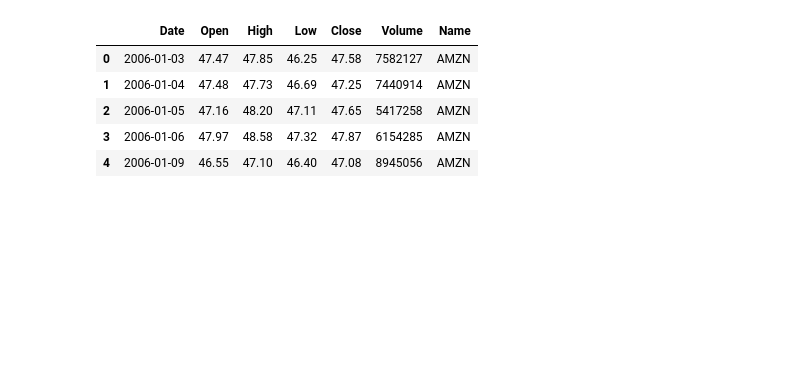
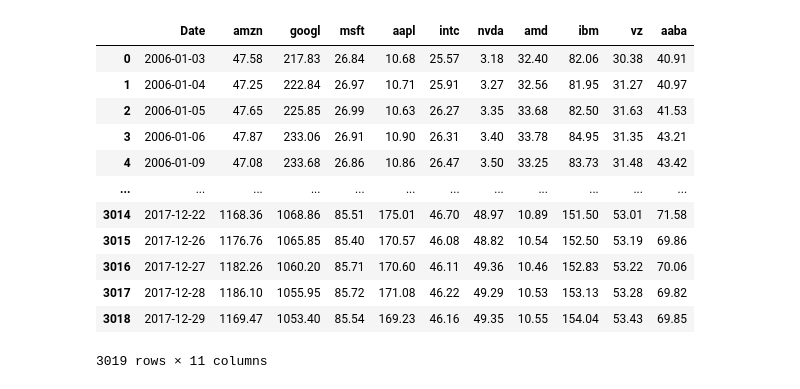
Before and after one commit to shintydesu/Stock-Time-Series, a Jupyter notebook: ARIMA_MODEL.ipynb, the cells around one changed output. Drawn from its saved outputs; the diff is of its cells as text; code cells hidden in the pictures; blank space fills up the shorter version.

```diff
--- a/ARIMA_MODEL.ipynb
+++ b/ARIMA_MODEL.ipynb
@@ -12,9 +11,44 @@ data = pd.read_csv("dataset/AMZN_2006-01-01_to_2018-01-01.csv")
-# %%
-data.head(5)
-# %% [output]
-|  | Date | Open | High | Low | Close | Volume | Name |
-| 0 | 2006-01-03 | 47.47 | 47.85 | 46.25 | 47.58 | 7582127 | AMZN |
-| 1 | 2006-01-04 | 47.48 | 47.73 | 46.69 | 47.25 | 7440914 | AMZN |
-| 2 | 2006-01-05 | 47.16 | 48.20 | 47.11 | 47.65 | 5417258 | AMZN |
-| 3 | 2006-01-06 | 47.97 | 48.58 | 47.32 | 47.87 | 6154285 | AMZN |
-| 4 | 2006-01-09 | 46.55 | 47.10 | 46.40 | 47.08 | 8945056 | AMZN |
+# %%
+amzn = pd.read_csv("dataset/AMZN_2006-01-01_to_2018-01-01.csv")
+googl = pd.read_csv("dataset/GOOGL_2006-01-01_to_2018-01-01.csv")
+ibm = pd.read_csv("dataset/IBM_2006-01-01_to_2018-01-01.csv")
+msft = pd.read_csv("dataset/MSFT_2006-01-01_to_2018-01-01.csv")
+aapl = pd.read_csv("dataset/AAPL_2006-01-01_to_2018-01-01.csv")
+intc = pd.read_csv("dataset/INTC_2006-01-01_to_2018-01-01.csv")
+vz = pd.read_csv("dataset/VZ_2006-01-01_to_2018-01-01.csv")
+amd = pd.read_csv("dataset/AMD.csv")
+nvda = pd.read_csv("dataset/nvidia_all_time_daily_stock_prices.csv")
+aaba = pd.read_csv("dataset/AABA_2006-01-01_to_2018-01-01.csv")
+# %%
+#
+amd['Date'] = pd.to_datetime(amd['Date'])
+nvda['Date'] = pd.to_datetime(nvda['Date'])
+start_date = pd.to_datetime('2006-01-03')
+end_date = pd.to_datetime('2017-12-29')
+amd_crop = amd[(amd['Date'] >= start_date) & (amd['Date'] <= end_date)]
+amd_crop = amd_crop.reset_index(drop=True)
+amd_crop['Close'] = amd_crop['Close'].round(2)
+nvda_crop = nvda[(nvda['Date'] >= start_date) & (nvda['Date'] <= end_date)]
+nvda_crop = nvda_crop.reset_index(drop = True)
+nvda_crop['Close'] = nvda_crop['Close'].round(2)
+# %%
+data = pd.concat([amzn[['Date','Close']], googl["Close"], msft["Close"], aapl["Close"], intc['Close'],
+                  nvda_crop['Close'], amd_crop['Close'], ibm["Close"], vz['Close'], aaba['Close']], axis = 1)
+data.columns = ['Date', 'amzn', 'googl', 'msft', 'aapl', 'intc','nvda', 'amd', 'ibm', 'vz', 'aaba']
+data['Date'] = pd.to_datetime(data['Date'])
+data = data.drop(data.index[-1])
+data
+# %% [output]
+|  | Date | amzn | googl | msft | aapl | intc | nvda | amd | ibm | vz | aaba |
+| 0 | 2006-01-03 | 47.58 | 217.83 | 26.84 | 10.68 | 25.57 | 3.18 | 32.40 | 82.06 | 30.38 | 40.91 |
+| 1 | 2006-01-04 | 47.25 | 222.84 | 26.97 | 10.71 | 25.91 | 3.27 | 32.56 | 81.95 | 31.27 | 40.97 |
+| 2 | 2006-01-05 | 47.65 | 225.85 | 26.99 | 10.63 | 26.27 | 3.35 | 33.68 | 82.50 | 31.63 | 41.53 |
+| 3 | 2006-01-06 | 47.87 | 233.06 | 26.91 | 10.90 | 26.31 | 3.40 | 33.78 | 84.95 | 31.35 | 43.21 |
+| 4 | 2006-01-09 | 47.08 | 233.68 | 26.86 | 10.86 | 26.47 | 3.50 | 33.25 | 83.73 | 31.48 | 43.42 |
+| ... | ... | ... | ... | ... | ... | ... | ... | ... | ... | ... | ... |
+| 3014 | 2017-12-22 | 1168.36 | 1068.86 | 85.51 | 175.01 | 46.70 | 48.97 | 10.89 | 151.50 | 53.01 | 71.58 |
+| 3015 | 2017-12-26 | 1176.76 | 1065.85 | 85.40 | 170.57 | 46.08 | 48.82 | 10.54 | 152.50 | 53.19 | 69.86 |
+| 3016 | 2017-12-27 | 1182.26 | 1060.20 | 85.71 | 170.60 | 46.11 | 49.36 | 10.46 | 152.83 | 53.22 | 70.06 |
+| 3017 | 2017-12-28 | 1186.10 | 1055.95 | 85.72 | 171.08 | 46.22 | 49.29 | 10.53 | 153.13 | 53.28 | 69.82 |
+| 3018 | 2017-12-29 | 1169.47 | 1053.40 | 85.54 | 169.23 | 46.16 | 49.35 | 10.55 | 154.04 | 53.43 | 69.85 |
+3019 rows × 11 columns
```
Also changed, not shown: parts of 9 cells of this notebook, 8 other files.
